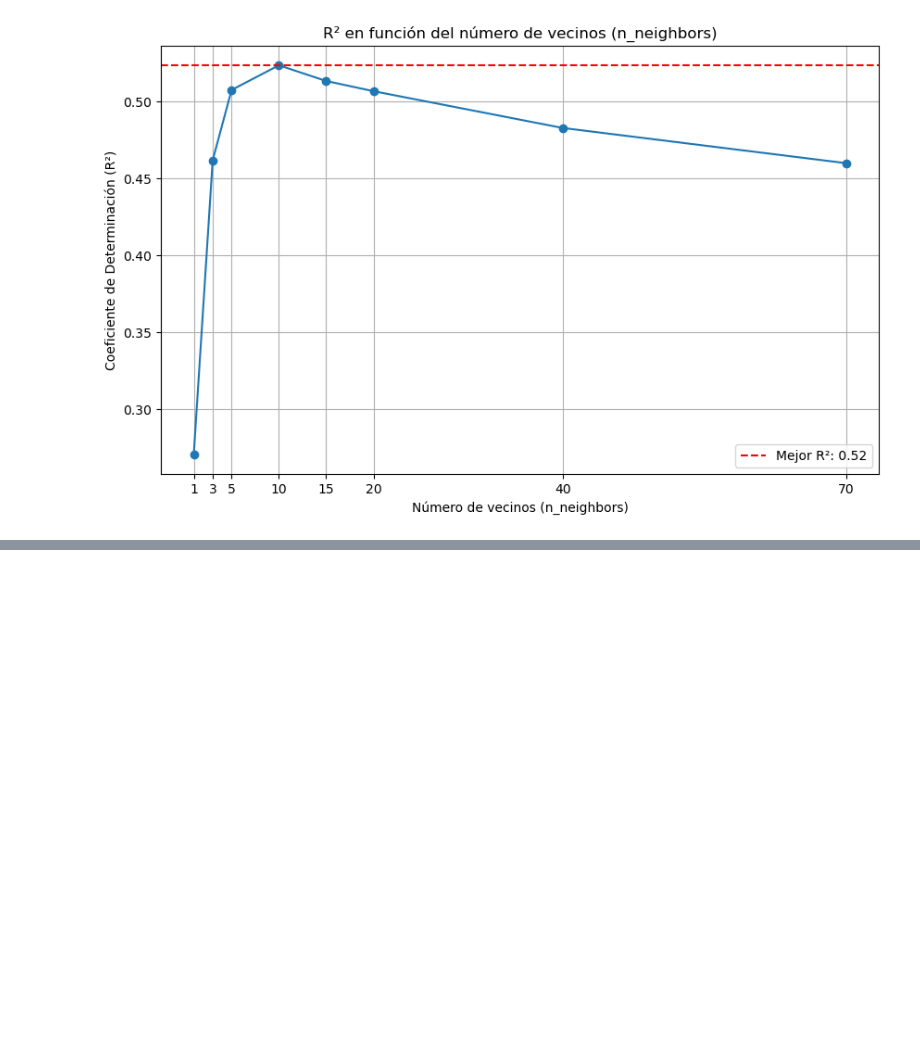
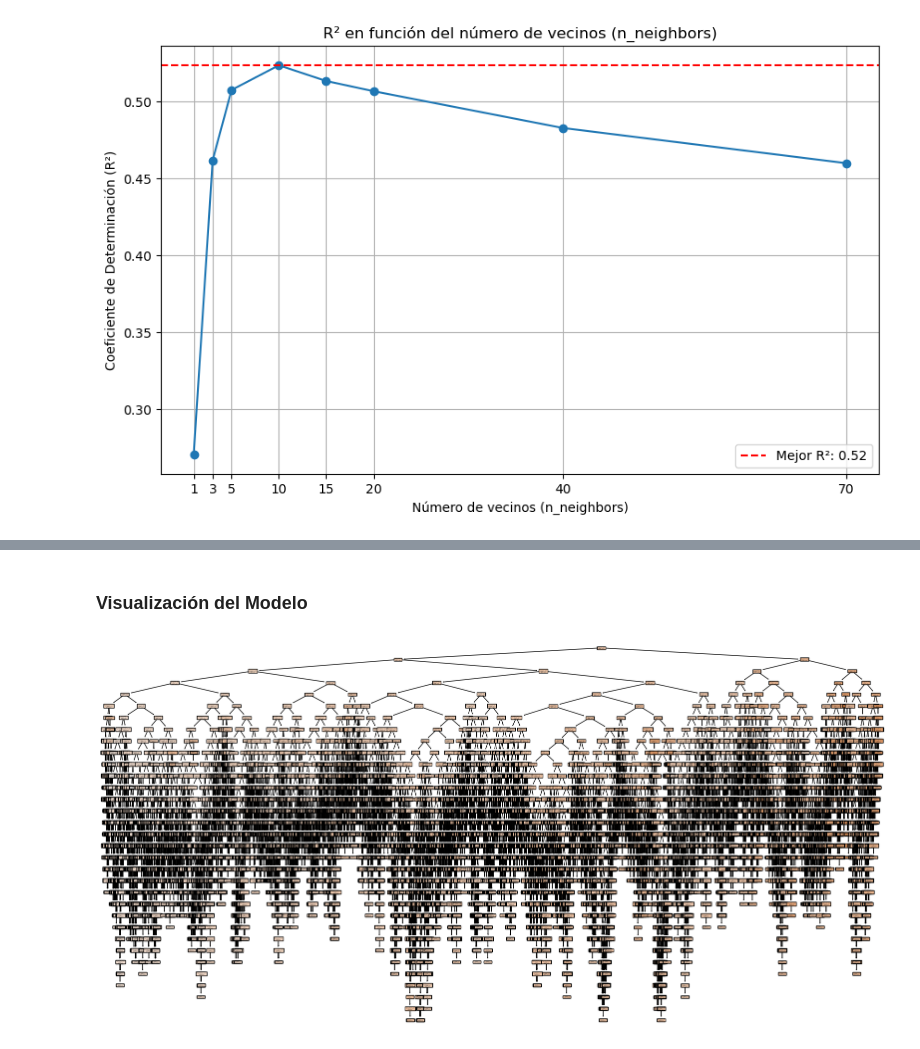
Before and after one commit to Daniel-ca-re/Reto_Proteccion, a Jupyter notebook: main.ipynb, the cells around one changed output, grey strips where cells are left out. Cells and saved outputs as stored; diff of their text form; code cells hidden in the pictures; blank space fills up the shorter version.

```diff
--- a/main.ipynb
+++ b/main.ipynb
@@ -484,0 +559,3 @@ Mejores parámetros: n_neighbors = 10
+# %%
+model = RandomForestRegressor(n_estimators=10, random_state=42)
+model.fit(X_train_log, y_train_log)
@@ -484,0 +614,12 @@ Mejores parámetros: n_neighbors = 10
+# %% [markdown]
+### Visualización del Modelo
+# %%
+from sklearn.tree import plot_tree
+plt.figure(figsize=(20, 10))
+
+# Usa data_log.columns para los nombres de las características:
+plot_tree(model.estimators_[0], filled=True, feature_names=data_log.columns)
+
+plt.show()
+# %% [output]
+[figure, added]
```
Also changed, not shown: parts of 40 cells of this notebook, 1 other file.
